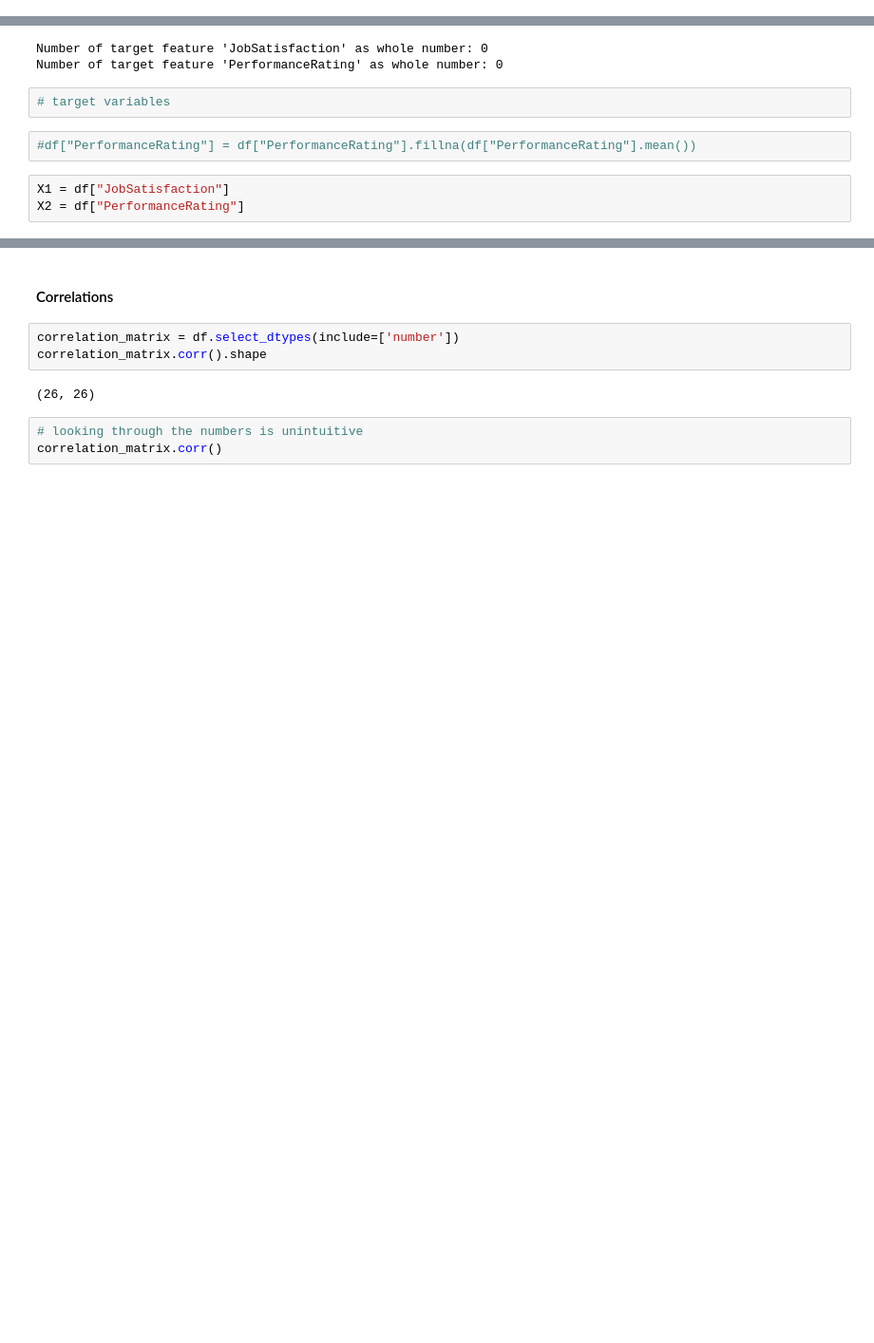
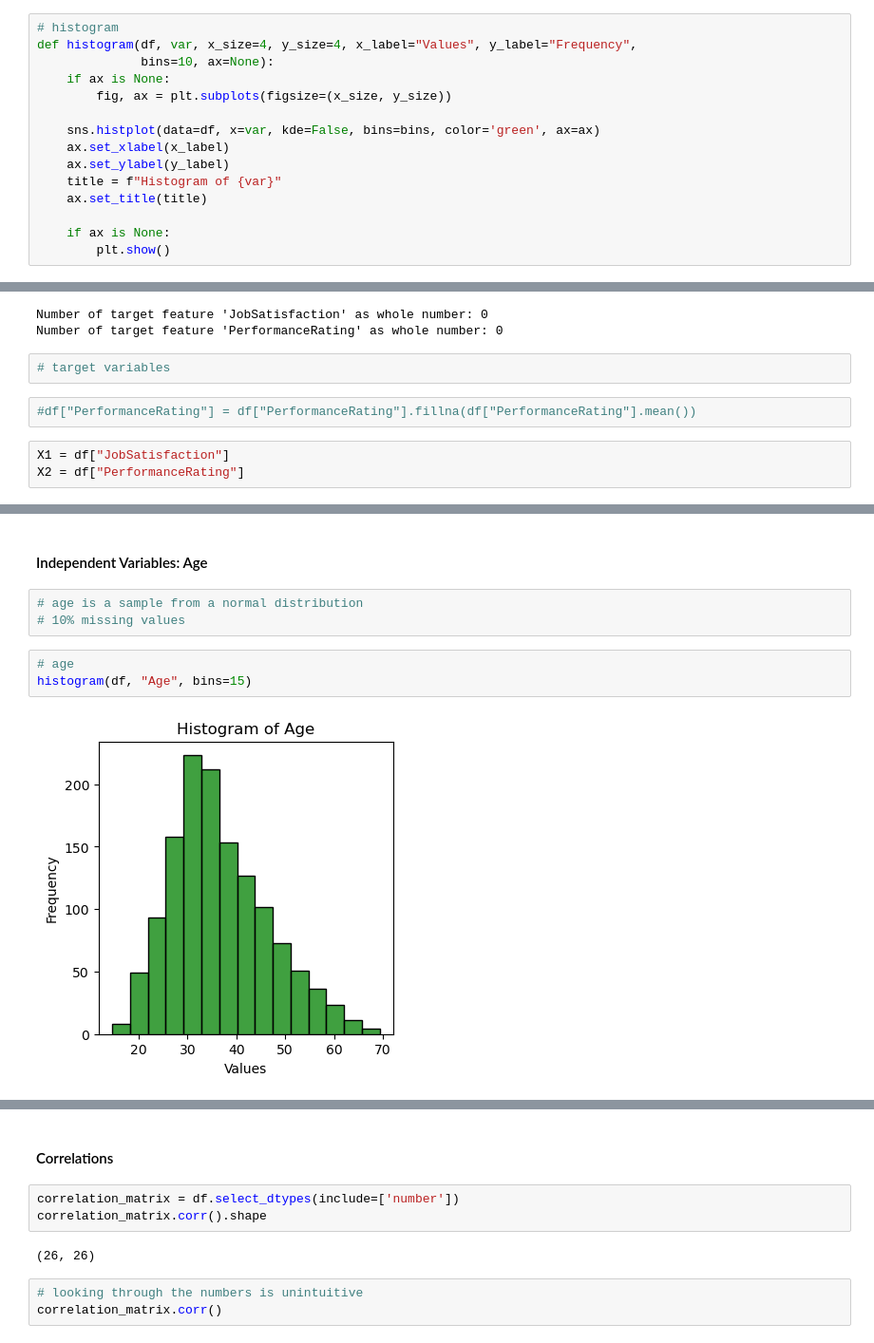
Before and after one commit to Lughaidh-w/Integrated_CA, a Jupyter notebook: Integrated CA2.ipynb, the cells around one changed output, grey strips where cells are left out. Shown: that part at 95% size. Cells and saved outputs as stored; diff of their text form; blank space fills up the shorter version.

```diff
--- a/Integrated CA2.ipynb
+++ b/Integrated CA2.ipynb
@@ -162,3 +163,18 @@ class BaselineModelEvaluator():
             self.model_y2()
             self.drop_second=True
             self.model_y2()
+# %%
+# histogram
+def histogram(df, var, x_size=4, y_size=4, x_label="Values", y_label="Frequency",
+              bins=10, ax=None):
+    if ax is None:
+        fig, ax = plt.subplots(figsize=(x_size, y_size))
+
+    sns.histplot(data=df, x=var, kde=False, bins=bins, color='green', ax=ax)
+    ax.set_xlabel(x_label)
+    ax.set_ylabel(y_label)
+    title = f"Histogram of {var}"
+    ax.set_title(title)
+
+    if ax is None:
+        plt.show()
@@ -349,0 +375,10 @@ R-squared (R2): -0.019461074784556942
+# %% [markdown]
+#### Independent Variables: Age
+# %%
+# age is a sample from a normal distribution
+# 10% missing values
+# %%
+# age
+histogram(df, "Age", bins=15)
+# %% [output]
+[figure, added]
```
Also changed, not shown: parts of 33 cells of this notebook, 3 other files.
